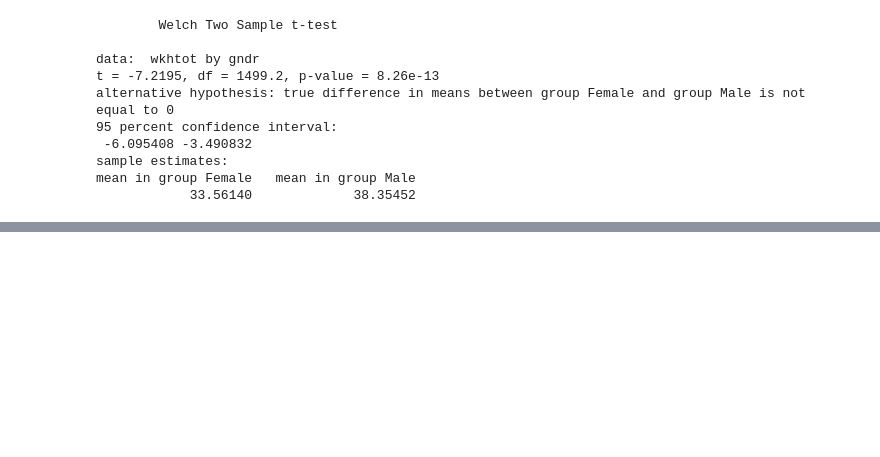
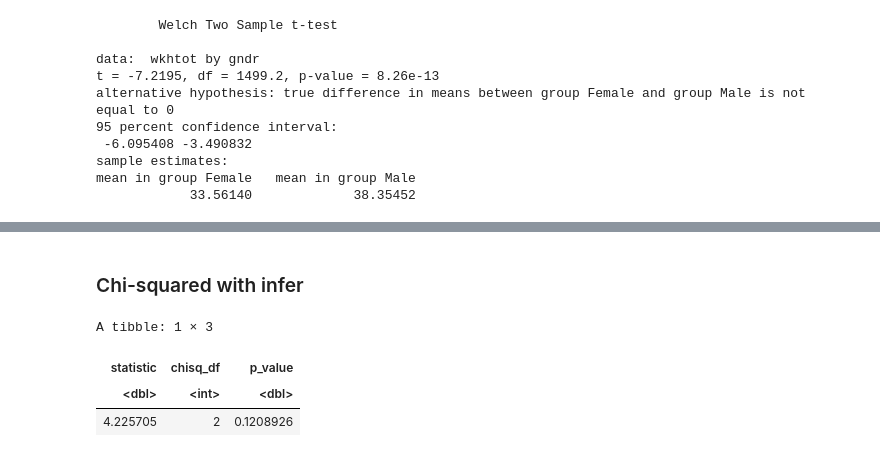
Before and after one commit to quasidemic/teachR, a Jupyter notebook: notebooks/teachR_statistics-intro.ipynb, the cells around one changed output, grey strips where cells are left out. Drawn from its saved outputs; the diff is of its cells as text; code cells hidden in the pictures; blank space fills up the shorter version.

```diff
--- a/notebooks/teachR_statistics-intro.ipynb
+++ b/notebooks/teachR_statistics-intro.ipynb
@@ -311,0 +211,10 @@ p_value
+# %% [markdown]
+### Chi-squared with infer
+# %%
+ess18 %>%
+    chisq_test(vote ~ gndr)
+# %% [output]
+A tibble: 1 × 3
+| statistic | chisq_df | p_value |
+| <dbl> | <int> | <dbl> |
+| 4.225705 | 2 | 0.1208926 |
```
Also changed, not shown: parts of 25 cells of this notebook, 2 other files.
